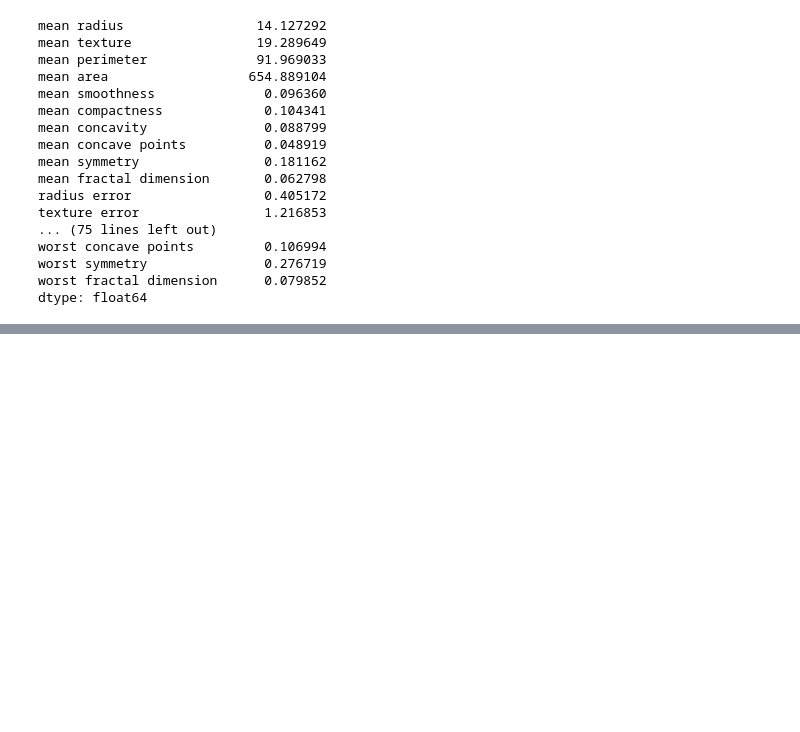
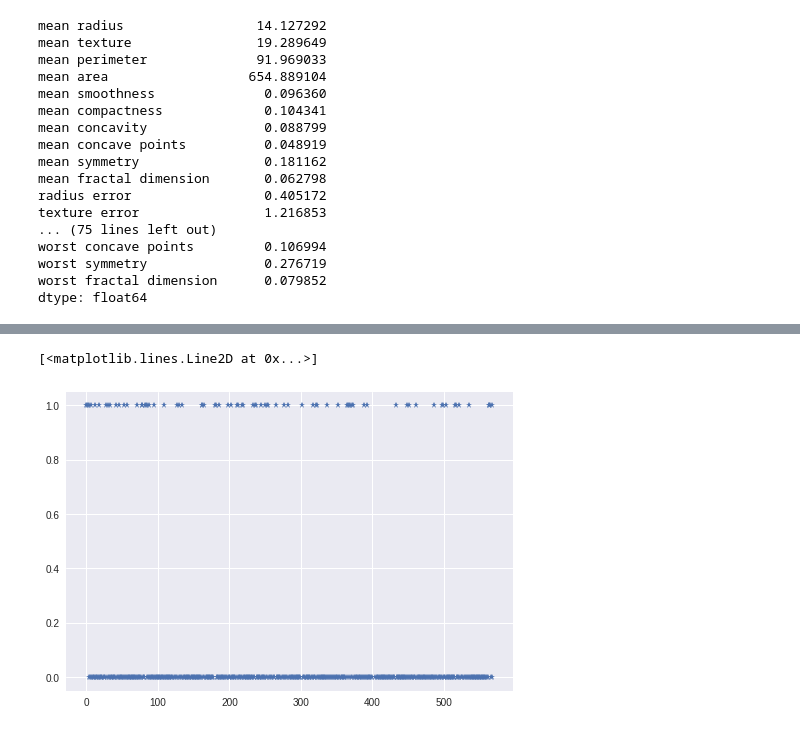
Before and after one commit to sreeram-venkitesh/colab_notebooks, a Jupyter notebook: MP_Neuron.ipynb, the cells around one changed output, grey strips where cells are left out. Cells and saved outputs as stored; diff of their text form; code cells hidden in the pictures; blank space fills up the shorter version.

```diff
--- a/MP_Neuron.ipynb
+++ b/MP_Neuron.ipynb
@@ -161,0 +172,7 @@ dtype: float64
+# %%
+x_binarised_3_train = x_train['mean area'].map(lambda x:0 if x<1000 else 1)
+# %%
+plt.plot(x_binarised_3_train,'*')
+# %% [output]
+[<matplotlib.lines.Line2D at 0x...>]
+[figure, added]
```
Also changed, not shown: parts of 7 cells of this notebook.
